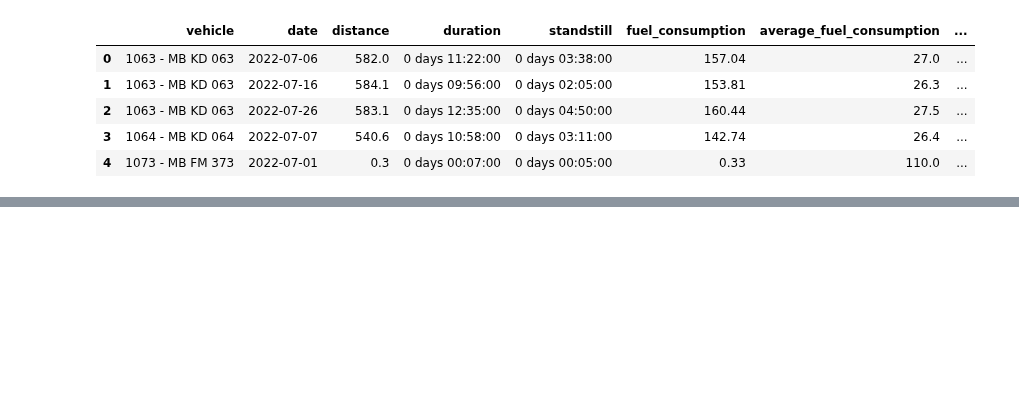
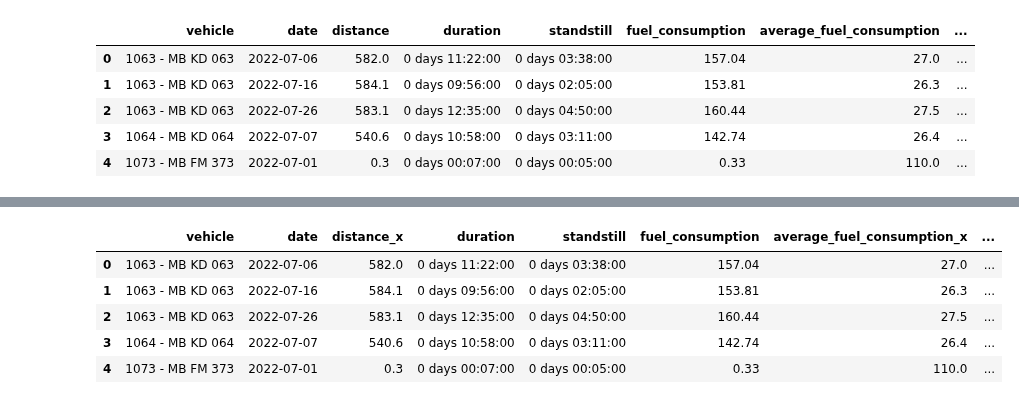
Before and after one commit to shineali1/Jupyter-Notebook-Files-Arriva, a Jupyter notebook: Bus Fuel Consumption Anomaly Detection Project.ipynb, the cells around one changed output, grey strips where cells are left out. Cells and saved outputs as stored; diff of their text form; code cells hidden in the pictures; blank space fills up the shorter version.

```diff
--- a/Bus Fuel Consumption Anomaly Detection Project.ipynb
+++ b/Bus Fuel Consumption Anomaly Detection Project.ipynb
@@ -123,0 +204,27 @@ df_driving_data = df_driving_data.reset_index(drop=True)
+# %%
+#we try to merge the three dataframes based on common parameters to get a comprehensive dataframe for further analysis
+
+#renaming the columns in df_idle_data to match cases
+df_idle_data =df_idle_data.rename(columns={'Vehicle':'vehicle'})
+df_idle_data =df_idle_data.rename(columns={'Date':'date'})
+df_idle_data =df_idle_data.rename(columns={'Start time':'start_time'})
+df_idle_data =df_idle_data.rename(columns={'End time':'end_time'})
+df_idle_data =df_idle_data.rename(columns={'CO2 emission [kg]':'co2_emission'})
+combined_df = pd.merge(df_fuel_consumption, df_driving_data, on=['date', 'fuel_consumption'], how='outer')
+combined_df = pd.merge(combined_df, df_idle_data, on=['vehicle', 'date', 'start_time', 'end_time', 'co2_emission'], how='outer')
+
+#In this code, we first merge df_fuel_consumption and df_driving_data on the
+#common fields date and fuel_consumption using an outer join. Then, we merge
+#the resulting dataframe with df_idle_data on the common fields Vehicle, Date,
+#Start time, End time, Wasted fuel [l], and CO2 emission [kg] using an outer join.
+#The resulting combined_df dataframe will contain all the data from the three
+#original dataframes, with rows that have matching values in the common fields merged together.
+
+combined_df.head()
+# %% [output]
+|  | vehicle | date | distance_x | duration | standstill | fuel_consumption | average_fuel_consumption_x | ... |
+| 0 | 1063 - MB KD 063 | 2022-07-06 | 582.0 | 0 days 11:22:00 | 0 days 03:38:00 | 157.04 | 27.0 | ... |
+| 1 | 1063 - MB KD 063 | 2022-07-16 | 584.1 | 0 days 09:56:00 | 0 days 02:05:00 | 153.81 | 26.3 | ... |
+| 2 | 1063 - MB KD 063 | 2022-07-26 | 583.1 | 0 days 12:35:00 | 0 days 04:50:00 | 160.44 | 27.5 | ... |
+| 3 | 1064 - MB KD 064 | 2022-07-07 | 540.6 | 0 days 10:58:00 | 0 days 03:11:00 | 142.74 | 26.4 | ... |
+| 4 | 1073 - MB FM 373 | 2022-07-01 | 0.3 | 0 days 00:07:00 | 0 days 00:05:00 | 0.33 | 110.0 | ... |
```
Also changed, not shown: parts of 4 cells of this notebook.
